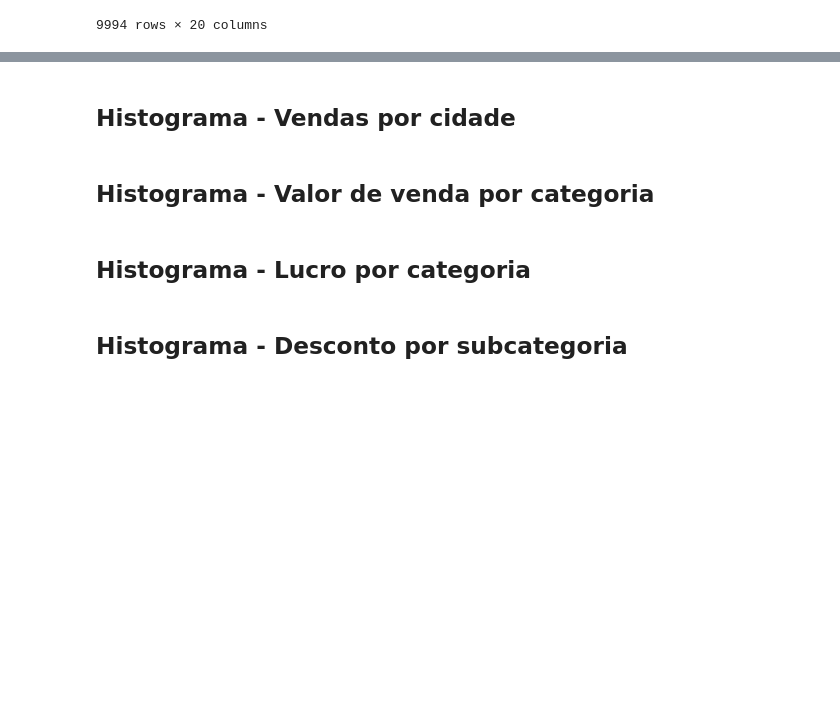
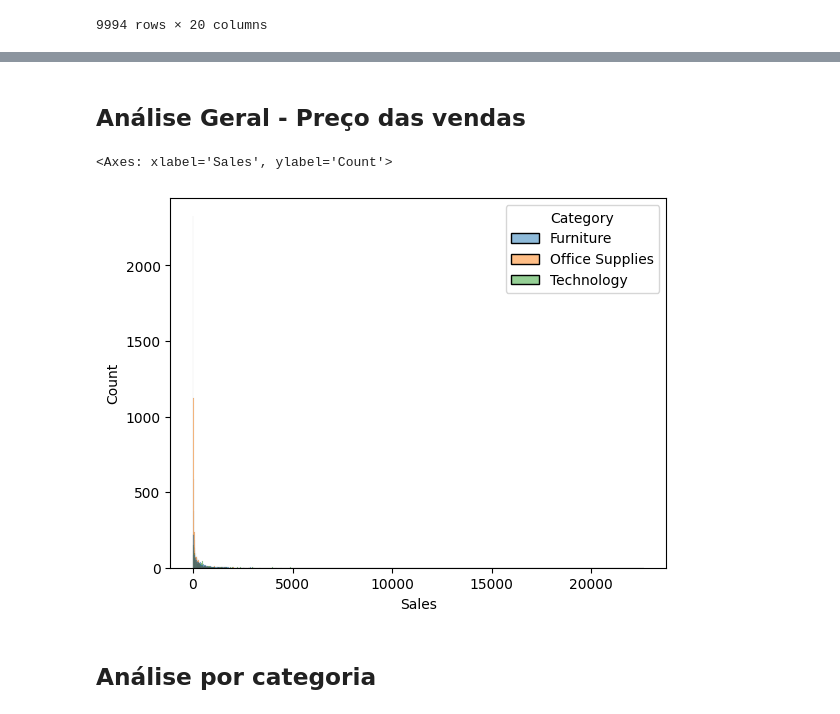
Before and after one commit to RaphaCosil/Tarefa1Estatistica, a Jupyter notebook: analysis.ipynb, the cells around one changed output, grey strips where cells are left out. Drawn from its saved outputs; the diff is of its cells as text; code cells hidden in the pictures; blank space fills up the shorter version.

Commit message:
Análise por Sales

```diff
--- a/analysis.ipynb
+++ b/analysis.ipynb
@@ -49,2 +57,0 @@ px.histogram(df_loja_base, x="Category", color="Quantity")
-# %% [markdown]
-## Histograma - Vendas por cidade
@@ -53,2 +58,10 @@ px.histogram(df_loja_base, x="Region", y="Sales")
+# %% [markdown]
+## Análise Geral - Preço das vendas
+# %%
+preco_geral = sns.histplot(df_loja_base, x='Sales', hue='Category')
+display(preco_geral)
+# %% [output]
+<Axes: xlabel='Sales', ylabel='Count'>
+[figure, added]
 # %% [markdown]
-## Histograma - Valor de venda por categoria
+## Análise por categoria
@@ -57,2 +67,0 @@ px.histogram(df_loja_base, x="Category", y="Sales")
-# %% [markdown]
-## Histograma - Lucro por categoria
@@ -61,2 +67,0 @@ px.histogram(df_loja_base, x="Category", y="Profit")
-# %% [markdown]
-## Histograma - Desconto por subcategoria
```
Also changed, not shown: parts of 23 cells of this notebook.
